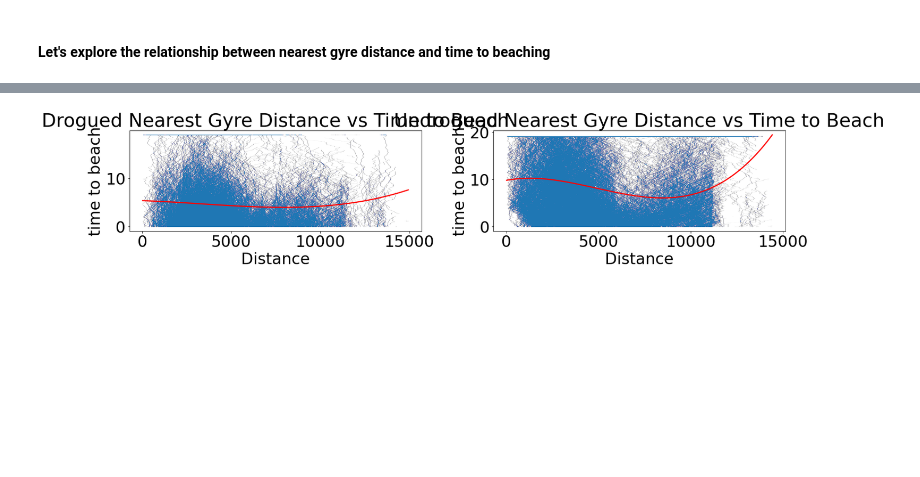
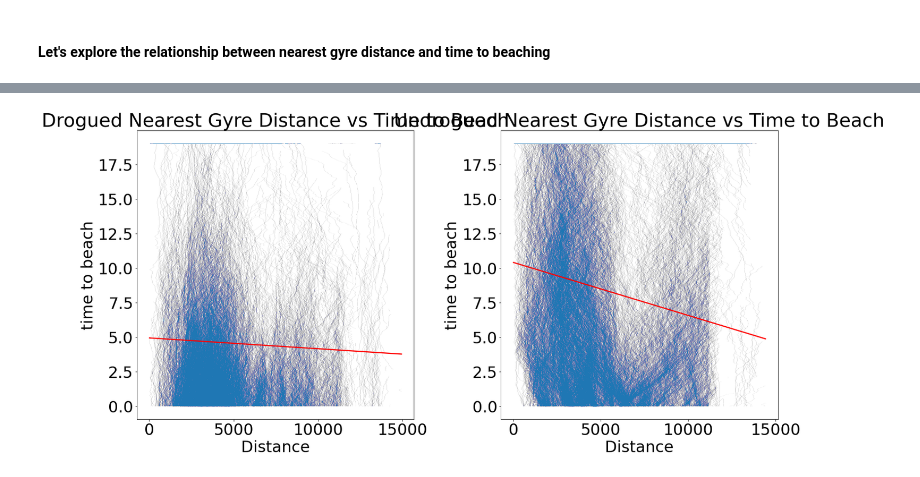
Before and after one commit to GHOpenonic/global-drifter-program, a Jupyter notebook: time to beaching relationships.ipynb, the cells around one changed output, grey strips where cells are left out. Cells and saved outputs as stored; diff of their text form; code cells hidden in the pictures; blank space fills up the shorter version.

```diff
--- a/time to beaching relationships.ipynb
+++ b/time to beaching relationships.ipynb
@@ -526,15 +573,15 @@ beach_undrogued['gyre distance'] = np.array(beach_undrogued_distance_to_closest_
 # %%
-fig, axs = plt.subplots(1, 2, figsize=(20, 5))
-sns.regplot(x='gyre distance', y='time to beach', data=beach_drogued, order = 3, ci=None, scatter_kws={"s":  0.000005},line_kws={"color": "red"}, ax = axs[0])
+fig, axs = plt.subplots(1, 2, figsize=(20, 10))
+sns.regplot(x='gyre distance', y='time to beach', data=beach_drogued, order = 1, ci=None, scatter_kws={"s":  0.000005},line_kws={"color": "red"}, ax = axs[0])
 axs[0].set_xlabel('Distance')
 axs[0].set_ylabel('time to beach')
 axs[0].set_title('Drogued Nearest Gyre Distance vs Time to Beach')
 
-sns.regplot(x='gyre distance', y='time to beach', data=beach_undrogued, order = 3, ci=None, scatter_kws={"s": 0.000005},line_kws={"color": "red"}, ax = axs[1])
+sns.regplot(x='gyre distance', y='time to beach', data=beach_undrogued, order = 1, ci=None, scatter_kws={"s": 0.000005},line_kws={"color": "red"}, ax = axs[1])
 axs[1].set_xlabel('Distance')
 axs[1].set_ylabel('time to beach')
 axs[1].set_title('Undrogued Nearest Gyre Distance vs Time to Beach')
 
 plt.tight_layout()
 # %% [output]
-[figure, old version]
+[figure, new version]
```
Also changed, not shown: parts of 4 cells of this notebook.
